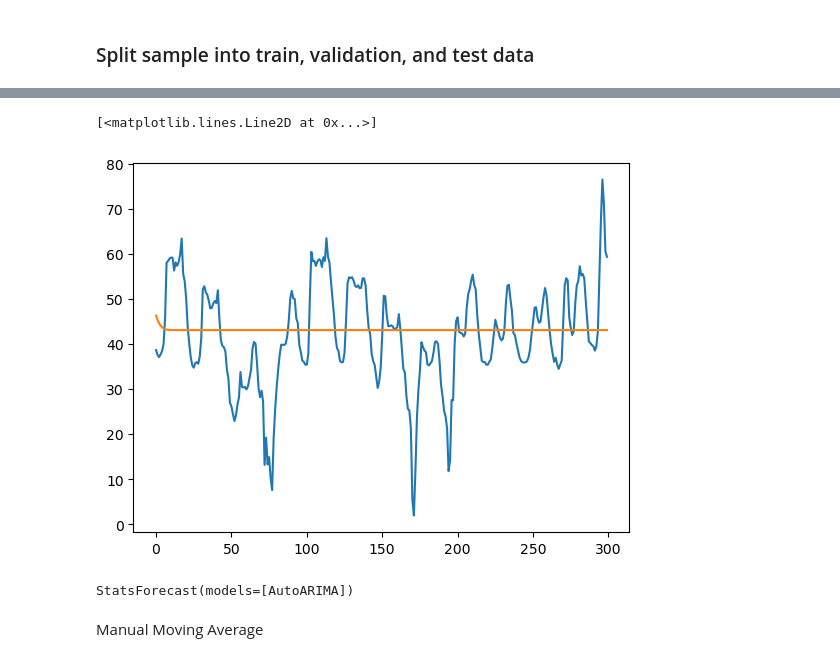
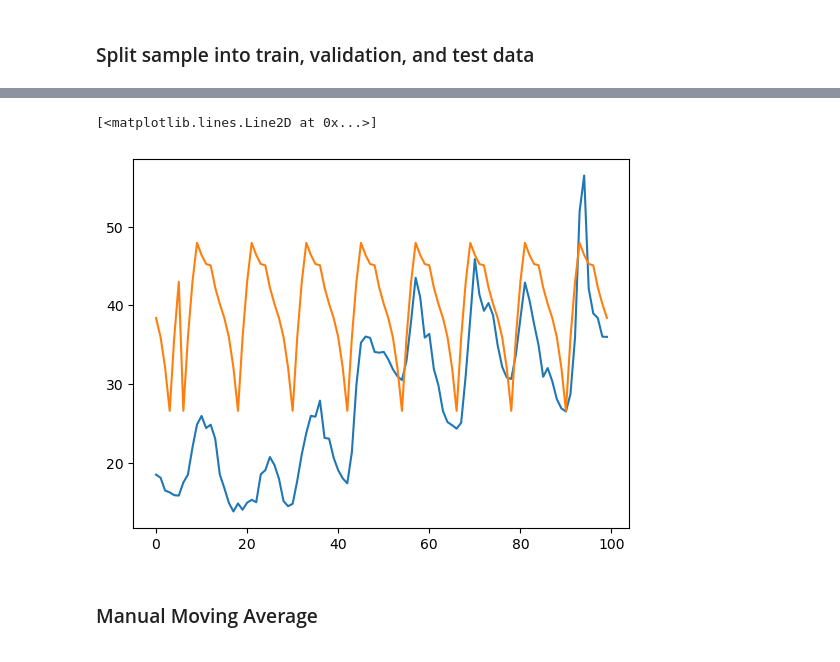
Before and after one commit to atleer/forecast-electricity-markets, a Jupyter notebook: analysis/generate_baseline_forecast.ipynb, the cells around one changed output, grey strips where cells are left out. Cells and saved outputs as stored; diff of their text form; code cells hidden in the pictures.

Commit message:
Add naive seasonal forecast with seasonality check

```diff
--- a/analysis/generate_baseline_forecast.ipynb
+++ b/analysis/generate_baseline_forecast.ipynb
@@ -64,7 +67,7 @@ df
 # %% [markdown]
 #### Sample and Plot Data
 # %%
-df_sample = df.sample(n=len(df), random_state=2025)
+df_sample = df.sample(n=len(df), random_state=2025).sort_index()
 # %%
 valid_mask = df_sample['DE_wind_generation'].notna() & df_sample['DE_price_ahead'].notna()
 plt.scatter(df_sample[valid_mask]['DE_wind_generation'], df_sample[valid_mask]['DE_price_ahead'])
@@ -144,0 +118,5 @@ ts_train.shape
+# %%
+# split into train, validation, and test data
+ts_train, ts_val_and_test = ts_sample.split_after(0.7)
+ts_val, ts_test = ts_val_and_test.split_after(0.5)
+len(ts_train), len(ts_val), len(ts_test)
@@ -145,6 +148,34 @@ ts_train.shape
 # %%
-model =  ExponentialSmoothing()#AutoARIMA(seasonal=True)#NaiveSeasonal(24)#WindowAverage(2)
+K=12
+model = NaiveSeasonal(K) #AutoARIMA(seasonal=True)
 model.fit(ts_train)
-y_pred = model.predict(24)
-y_pred
+y_pred = model.predict(len(ts_test))
+
+
+best_shift = 0
+best_mse = float('inf')
+for shift in range(0,K,2):
+    # Shift predictions
+    shifted_values = np.roll(y_pred.values(), shift, axis=0)
+    y_pred_shifted = TimeSeries.from_times_and_values(
+        times=y_pred.time_index,
+        values=shifted_values
+    )
+
+    # Calculate MSE
+    mse_val = np.mean((ts_test.values()- y_pred_shifted.values())**2)
+
+    if mse_val < best_mse:
+        best_mse = mse_val
+        best_shift = shift
+
+    print(f"Shift={shift}: MSE={mse_val:.2f}")
+
+print(f"\nBest shift: {best_shift} hours with MSE={best_mse:.2f}")
+
+# Apply the best shift
+final_pred = TimeSeries.from_times_and_values(
+    times=y_pred.time_index,
+    values=np.roll(y_pred.values(), best_shift, axis=0)
+)
 # %% [output]
@@ -172,33 +190,6 @@ array([[35.98],
 # %%
-plt.plot(df_test['DE_price_ahead'].values[:300])
-plt.plot(y_pred.values()[:300,0])
+plt.plot(ts_test.values()[:100,0])
+plt.plot(final_pred.values()[:100,0])
 # %% [output]
 [<matplotlib.lines.Line2D at 0x...>]
-[figure, old version]
+[figure, new version]
-# %%
-# Create a dataframe with columns in format required by
-df_train_reformat = pd.DataFrame({
-    'unique_id': 'DE_wind_generation',
-    'utc_timestamp_no_tz': df_train['utc_timestamp'].dt.tz_localize(None),  # Remove timezone
-    'DE_price_ahead': df_train['DE_price_ahead']
-})
-
-# Remove rows with NaN in target
-df_train_reformat = df_train_reformat.dropna(subset=['DE_price_ahead'])
-
-sf = StatsForecast(
-    models = [
-        AutoARIMA(),
-    ],
-    freq = "H",
-    n_jobs = 1, # how many CPU cores to use in parallel
-)
-
-sf.fit(
-    df=df_train_reformat,
-    id_col='unique_id',
-    time_col='utc_timestamp_no_tz',
-    target_col='DE_price_ahead'
-)
-# %% [output]
-StatsForecast(models=[AutoARIMA])
@@ -213,2 +196,2 @@ df_test_pred = sf.forecast(
 # %% [markdown]
-Manual Moving Average
+### Manual Moving Average
```
Also changed, not shown: parts of 25 cells of this notebook.
